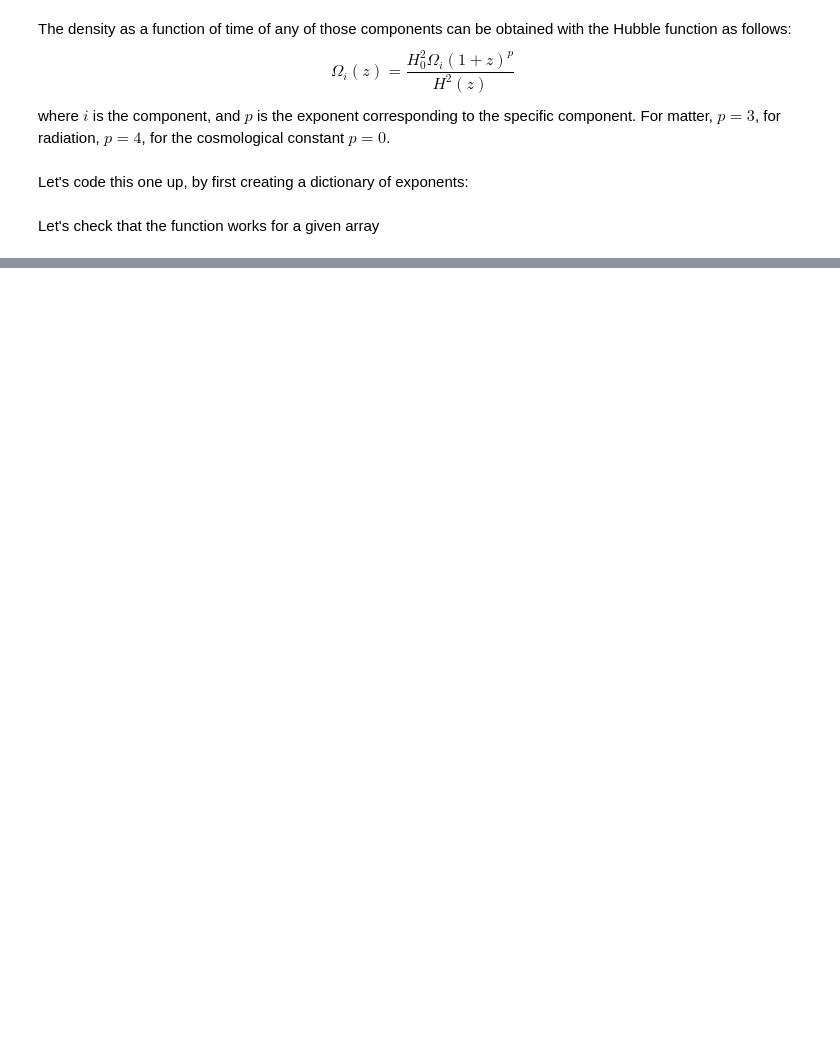
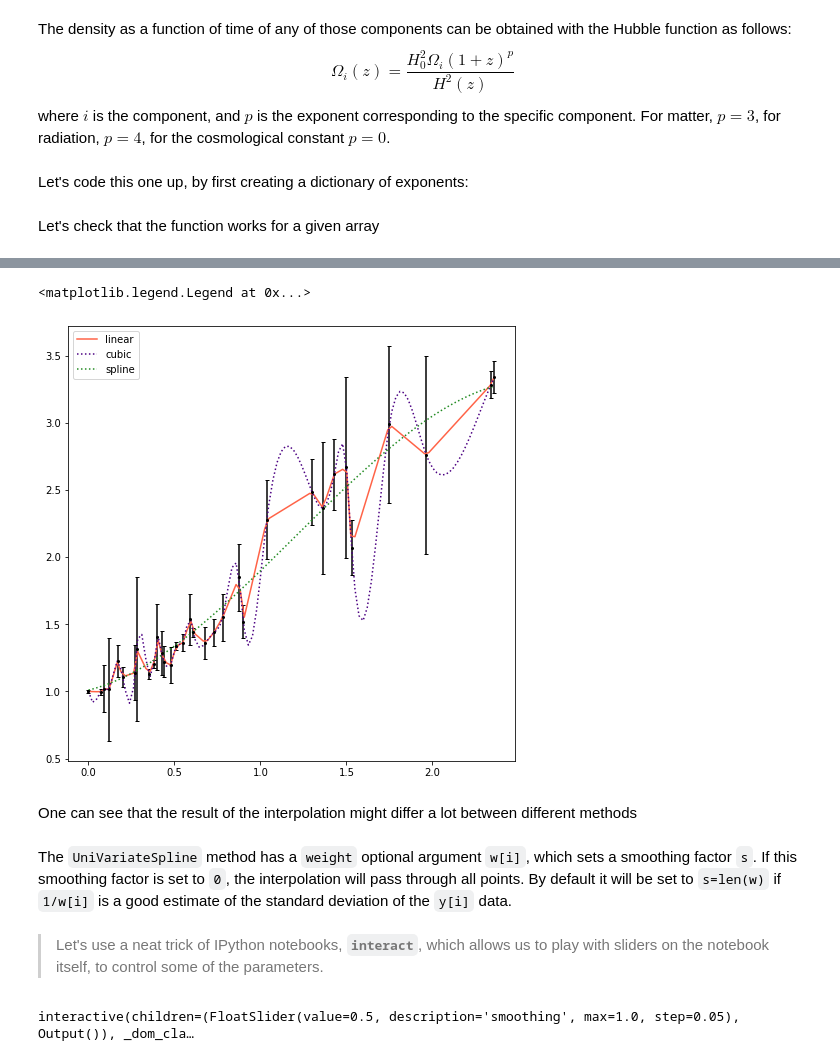
Before and after one commit to CosmoStat/Tutorials, a Jupyter notebook: python/Scipy-Cosmo.ipynb, the cells around one changed output, grey strips where cells are left out. Cells and saved outputs as stored; diff of their text form; code cells hidden in the pictures; blank space fills up the shorter version.

```diff
--- a/python/Scipy-Cosmo.ipynb
+++ b/python/Scipy-Cosmo.ipynb
@@ -221,0 +296,23 @@ plt.show()
+# %%
+#Now let's try a cubic and a UnivariateSpline interpolation
+interp2_h_ofz = interpolate.interp1d(data_h_ofz[:,0], data_h_ofz[:,1], kind='cubic')
+interp3_h_ofz = interpolate.UnivariateSpline(data_h_ofz[:,0], data_h_ofz[:,1])
+# %%
+#Let's plot it together with the data
+fig = plt.figure(figsize=(8,8))
+z_arr = np.linspace(data_range[0], data_range[1], 100)
+plt.errorbar(data_h_ofz[:,0], data_h_ofz[:,1], data_h_ofz[:,2], fmt='o', color='black', ecolor='black', capsize=2,
+             markersize=2)
+plt.plot(z_arr, interp1_h_ofz(z_arr), '-', color='tomato', label='linear')
+plt.plot(z_arr, interp2_h_ofz(z_arr), ':', color='indigo', label='cubic')
+plt.plot(z_arr, interp3_h_ofz(z_arr), ':', color='forestgreen', label='spline')
+plt.legend()
+# %% [output]
+<matplotlib.legend.Legend at 0x...>
+[figure, added]
+# %% [markdown]
+One can see that the result of the interpolation might differ a lot between different methods
+# %% [markdown]
+The `UniVariateSpline` method has a `weight` optional argument `w[i]`, which sets a smoothing factor `s`. If this smoothing factor is set to `0`, the interpolation will pass through all points. By default it will be set to `s=len(w)` if `1/w[i]` is a good estimate of the standard deviation of the `y[i]` data.
+# %% [markdown]
+> Let's use a neat trick of IPython notebooks, **`interact`**, which allows us to play with sliders on the notebook itself, to control some of the parameters.
@@ -221,0 +335,6 @@ plt.show()
+# %%
+#Simply passing the function and the argument, together with a tuple, specifying (min, max, step),
+#already produces nice interactive plots.
+interact(plot_interpol_data, smoothing=(0.0,1.0,0.05));
+# %% [output]
+interactive(children=(FloatSlider(value=0.5, description='smoothing', max=1.0, step=0.05), Output()), _dom_cla…
```
Also changed, not shown: parts of 82 cells of this notebook, 3 other files.
